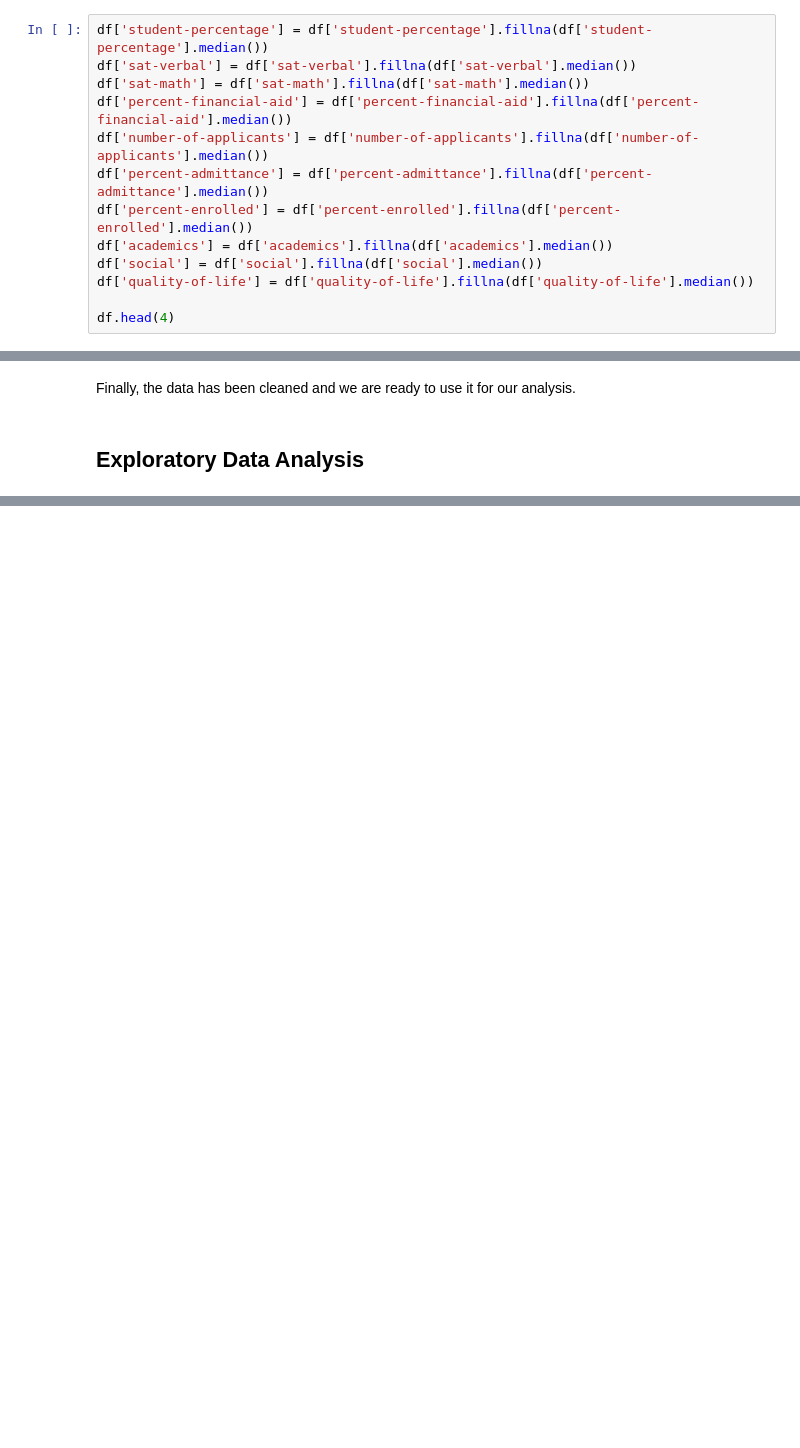
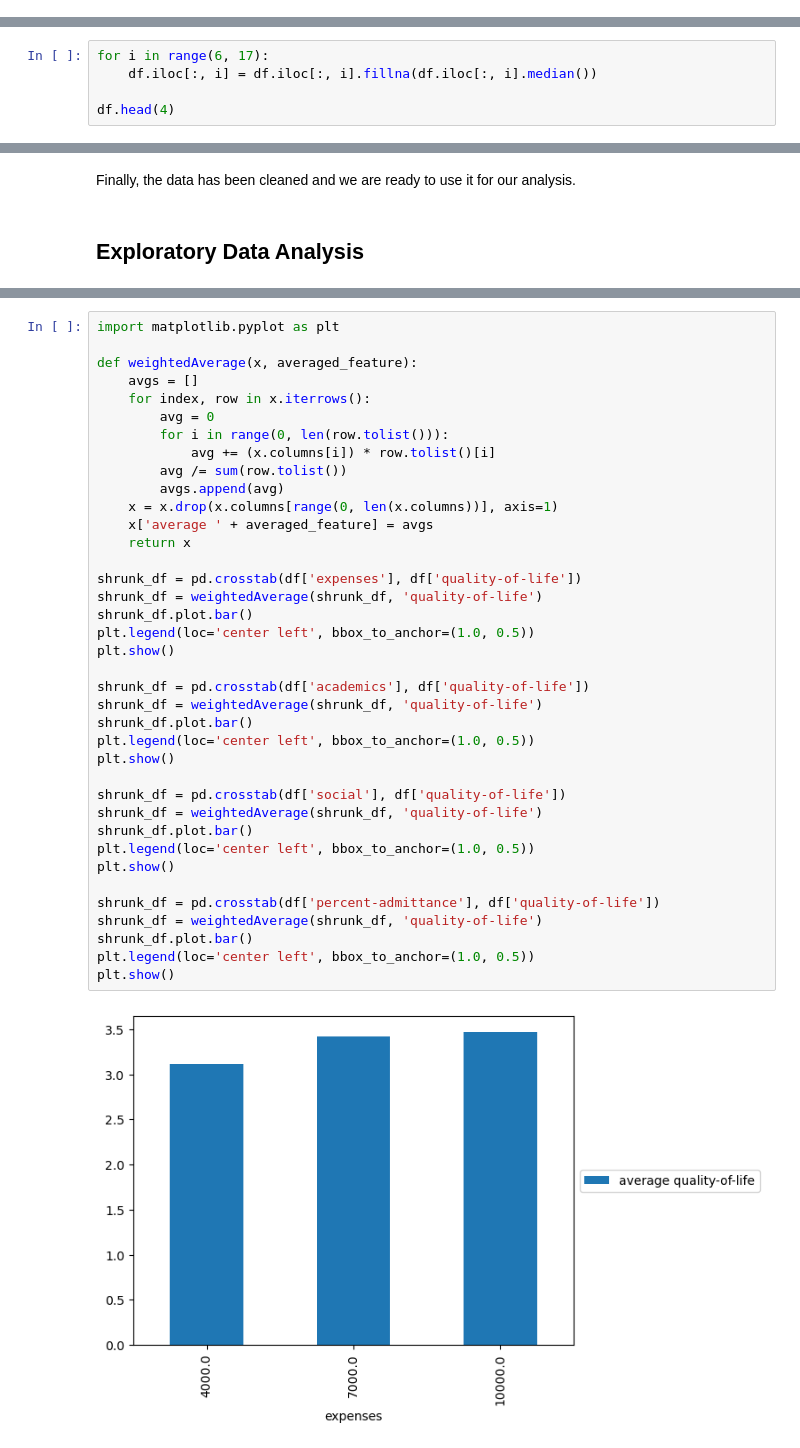
Before and after one commit to swifteralex/cs105_final_project, a Jupyter notebook: cs105finalproject.ipynb, the cells around one changed output, grey strips where cells are left out. Saved outputs shown, nothing was run; the diff lists cells and outputs as text; blank space fills up the shorter version.

```diff
--- a/cs105finalproject.ipynb
+++ b/cs105finalproject.ipynb
@@ -75,15 +75,2 @@ df.head(4)
 # %% [markdown]
 We have some missing features in the 'student-percentage', 'sat-verbal', 'sat-math', 'percent-financial-aid', 'number-of-applicants', 'percent-admittance', 'percent-enrolled', 'academics', 'social', and 'quality-of-life' columns. For all of these, we'll take the median value across all rows and replace the missing value with it.
-# %%
-df['student-percentage'] = df['student-percentage'].fillna(df['student-percentage'].median())
-df['sat-verbal'] = df['sat-verbal'].fillna(df['sat-verbal'].median())
-df['sat-math'] = df['sat-math'].fillna(df['sat-math'].median())
-df['percent-financial-aid'] = df['percent-financial-aid'].fillna(df['percent-financial-aid'].median())
-df['number-of-applicants'] = df['number-of-applicants'].fillna(df['number-of-applicants'].median())
-df['percent-admittance'] = df['percent-admittance'].fillna(df['percent-admittance'].median())
-df['percent-enrolled'] = df['percent-enrolled'].fillna(df['percent-enrolled'].median())
-df['academics'] = df['academics'].fillna(df['academics'].median())
-df['social'] = df['social'].fillna(df['social'].median())
-df['quality-of-life'] = df['quality-of-life'].fillna(df['quality-of-life'].median())
-
-df.head(4)
@@ -95,0 +77,5 @@ df.head(4)
+# %%
+for i in range(6, 17):
+    df.iloc[:, i] = df.iloc[:, i].fillna(df.iloc[:, i].median())
+
+df.head(4)
@@ -99,0 +94,40 @@ Finally, the data has been cleaned and we are ready to use it for our analysis.
+# %%
+import matplotlib.pyplot as plt
+
+def weightedAverage(x, averaged_feature):
+    avgs = []
+    for index, row in x.iterrows():
+        avg = 0
+        for i in range(0, len(row.tolist())):
+            avg += (x.columns[i]) * row.tolist()[i]
+        avg /= sum(row.tolist())
+        avgs.append(avg)
+    x = x.drop(x.columns[range(0, len(x.columns))], axis=1)
+    x['average ' + averaged_feature] = avgs
+    return x
+
+shrunk_df = pd.crosstab(df['expenses'], df['quality-of-life'])
+shrunk_df = weightedAverage(shrunk_df, 'quality-of-life')
+shrunk_df.plot.bar()
+plt.legend(loc='center left', bbox_to_anchor=(1.0, 0.5))
+plt.show()
+
+shrunk_df = pd.crosstab(df['academics'], df['quality-of-life'])
+shrunk_df = weightedAverage(shrunk_df, 'quality-of-life')
+shrunk_df.plot.bar()
+plt.legend(loc='center left', bbox_to_anchor=(1.0, 0.5))
+plt.show()
+
+shrunk_df = pd.crosstab(df['social'], df['quality-of-life'])
+shrunk_df = weightedAverage(shrunk_df, 'quality-of-life')
+shrunk_df.plot.bar()
+plt.legend(loc='center left', bbox_to_anchor=(1.0, 0.5))
+plt.show()
+
+shrunk_df = pd.crosstab(df['percent-admittance'], df['quality-of-life'])
+shrunk_df = weightedAverage(shrunk_df, 'quality-of-life')
+shrunk_df.plot.bar()
+plt.legend(loc='center left', bbox_to_anchor=(1.0, 0.5))
+plt.show()
+# %% [output]
+[figure, added]
```
Also changed, not shown: parts of 11 cells of this notebook.
